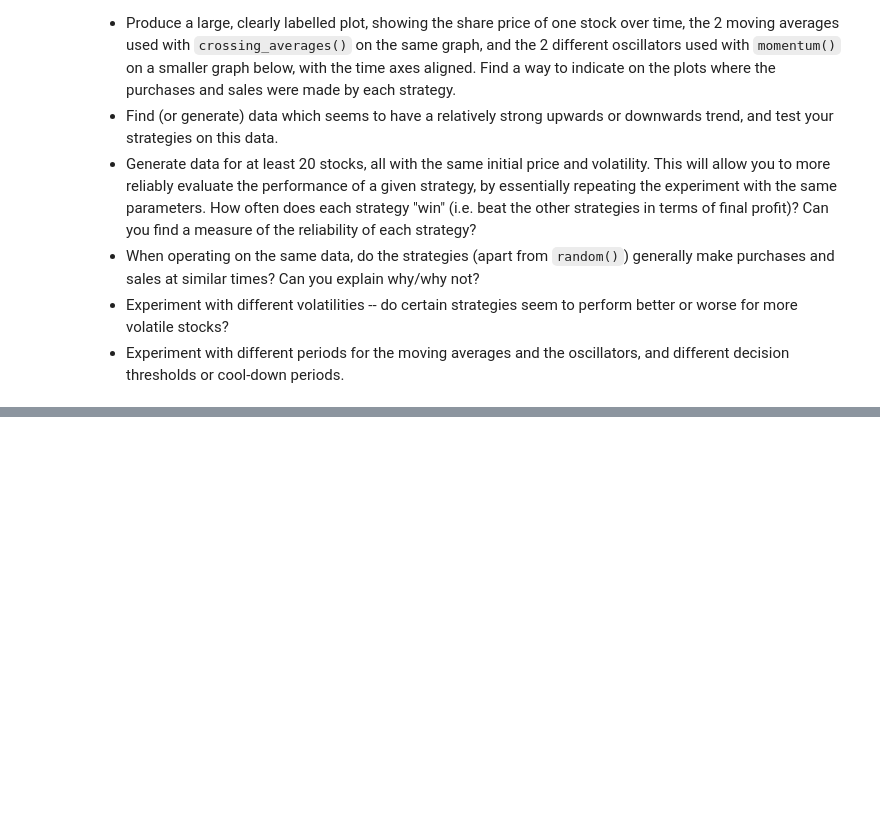
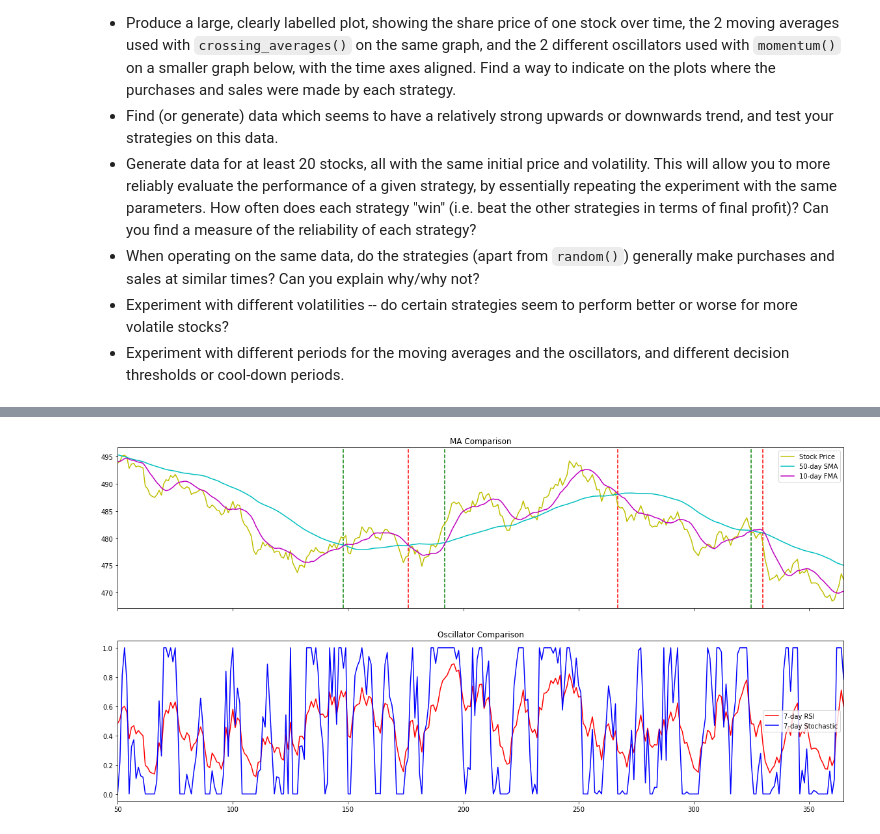
Before and after one commit to c-abbott/algorithmic-trading, a Jupyter notebook: project-1-notebook.ipynb, the cells around one changed output, grey strips where cells are left out. Saved outputs shown, nothing was run; the diff lists cells and outputs as text; code cells hidden in the pictures; blank space fills up the shorter version.

```diff
--- a/project-1-notebook.ipynb
+++ b/project-1-notebook.ipynb
@@ -466,3 +484,19 @@ Here are some of the ways you could evaluate your strategies -- you should try a
 - When operating on the same data, do the strategies (apart from `random()`) generally make purchases and sales at similar times? Can you explain why/why not?
 - Experiment with different volatilities -- do certain strategies seem to perform better or worse for more volatile stocks?
 - Experiment with different periods for the moving averages and the oscillators, and different decision thresholds or cool-down periods.
+# %%
+from trading import performance as pf
+import numpy as np
+from trading import data as data
+from trading import strategy as strat
+from trading import process as proc
+
+initial_price = list(np.repeat(500, 20))
+volatility = list(np.repeat(1.0, 20))
+stock_prices = data.get_data('generate', 365, initial_price, volatility)
+
+# Params
+amount = 5000; fees = 20; n_ran = 10; sma_window = 50; fma_window = 10; stoch_period = 7; rsi_period = 7
+thresholds = [0.20, 0.80]; cooldown_period = 30
+# Applying all strategies
+strat.apply_all_strats(stock_prices, amount, fees, n_ran, sma_window, fma_window, stoch_period, rsi_period, thresholds, cooldown_period)
@@ -468,0 +534,4 @@ Here are some of the ways you could evaluate your strategies -- you should try a
+# %%
+pf.plot_indicators(stock_prices[:, 2], 365, sma_window, fma_window, rsi_period, stoch_period)
+# %% [output]
+[figure, added]
```
Also changed, not shown: parts of 6 cells of this notebook, 4 other files.
